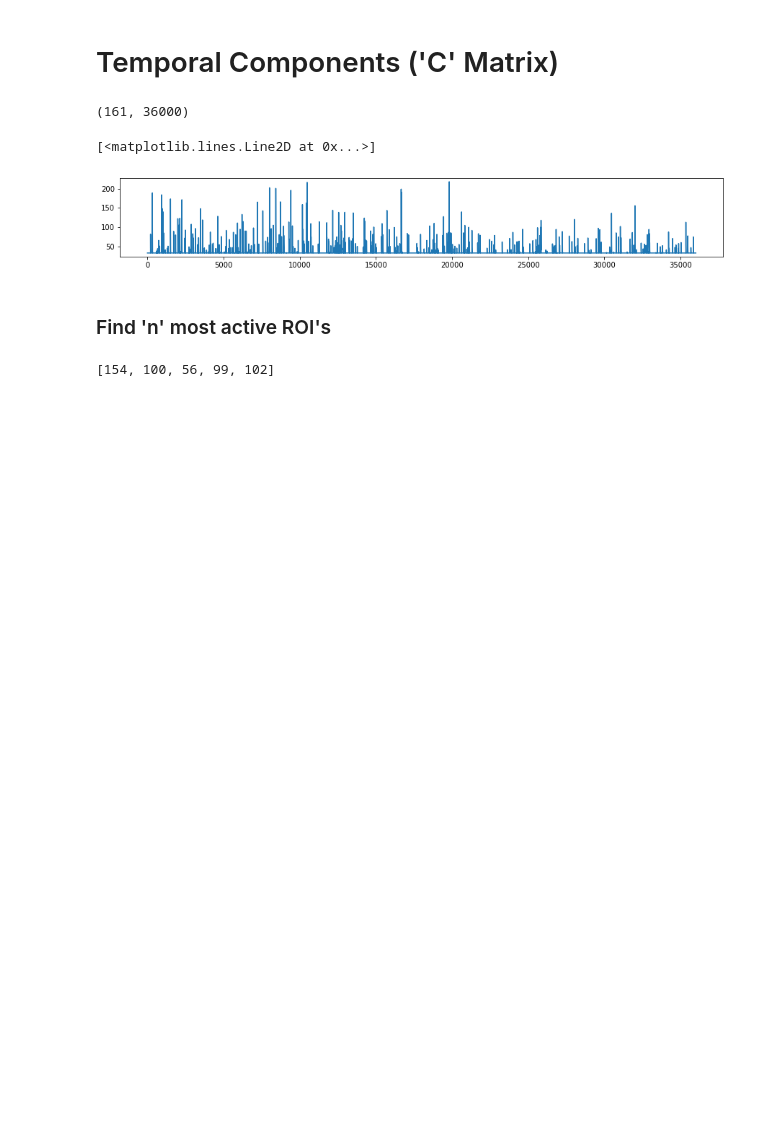
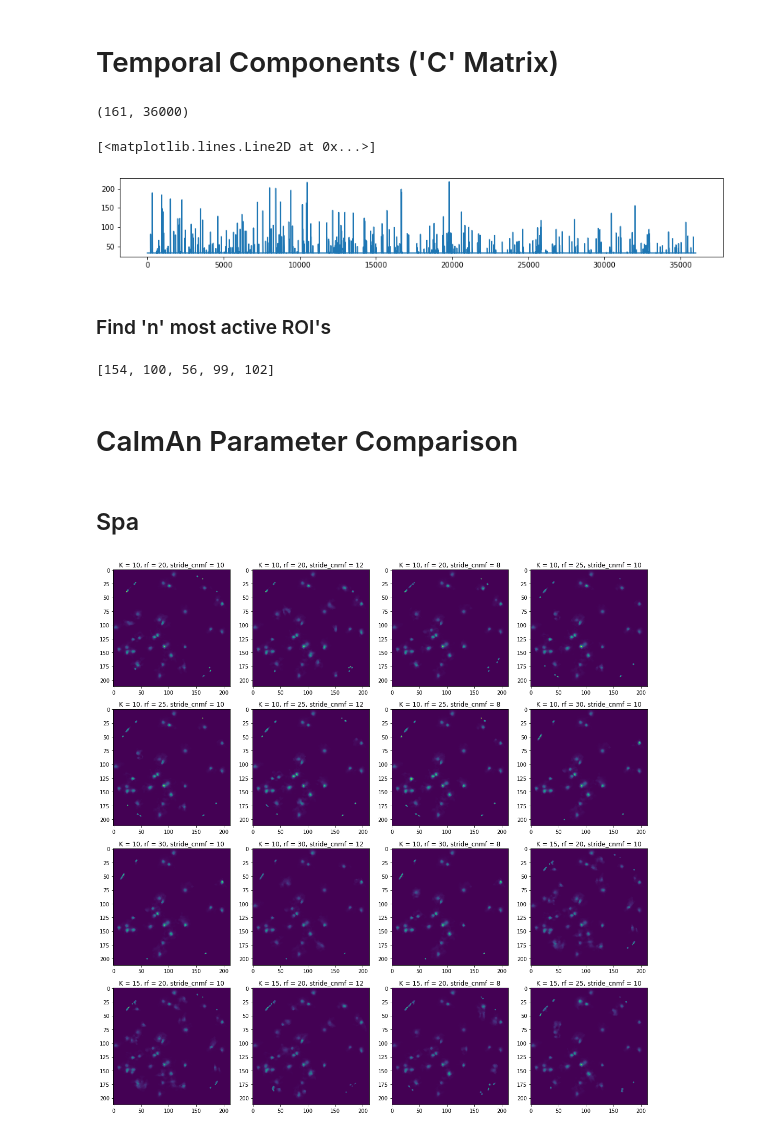
Before and after one commit to madelinescientist/madeline_analysis, a Jupyter notebook: hdf5_analysis.ipynb, the cells around one changed output. Saved outputs shown, nothing was run; the diff lists cells and outputs as text; code cells hidden in the pictures; blank space fills up the shorter version.

Commit message:
add CaImAn parameter comparison section

```diff
--- a/hdf5_analysis.ipynb
+++ b/hdf5_analysis.ipynb
@@ -100,3 +101,41 @@ n = 5
 np.argpartition(np.std(C, axis=1), -n)[-n:].tolist()
 # %% [output]
 [154, 100, 56, 99, 102]
+# %% [markdown]
+# CaImAn Parameter Comparison
+# %%
+param_names = ['K', 'rf', 'stride_cnmf', 'gnb']
+def param_string(params):
+    return ', '.join([a + " = " + str(b) for a, b in zip(param_names, params)])
+
+def roi_output(hfile):
+    hf = h5py.File(hfile, 'r')
+    dims = np.array(hf['dims'])
+    A = load_A(hf)
+    roi_aggregate = np.sum(A, axis=1)
+    return roi_aggregate.reshape(dims, order='F')
+
+def get_C(hfile):
+    hf = h5py.File(hfile, 'r')
+    C = np.array(hf['estimates/C'])
+    return C
+# %%
+input_folder = r'C:\Users\right\Desktop\lab\hard drive\madeline_data_output_3'
+files = list(filter(lambda f: f.endswith('.hdf5'), os.listdir(input_folder)))
+p = re.compile(r'^(.*)-(.*)-gonogo-001_(\d*)-(\d*)-(\d*).hdf5')
+# %%
+cols = 4
+rows = len(files) // cols
+# %% [markdown]
+## Spa
+# %%
+fig, axes = plt.subplots(nrows=rows, ncols=cols, figsize=(15,15))
+for i in range(rows):
+    for j in range(cols):
+        file_name = files[3*i+j]
+        file = os.path.join(input_folder, file_name)
+        axes[i][j].set_title(param_string(p.match(file_name).groups()[2:]))
+        axes[i][j].imshow(roi_output(file))
+fig.tight_layout()
+# %% [output]
+[figure, added]
```
Also changed, not shown: parts of 2 cells of this notebook.
